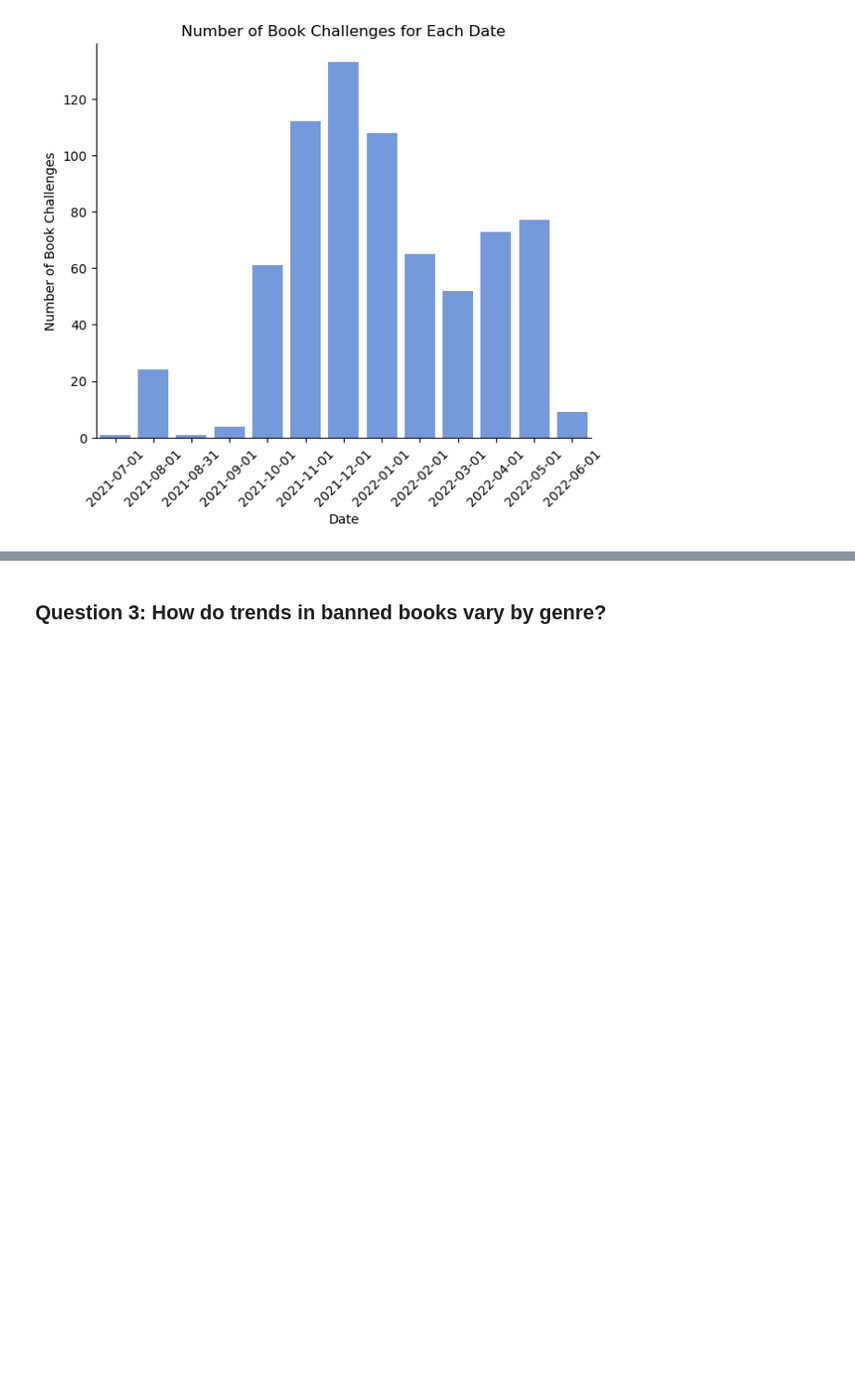
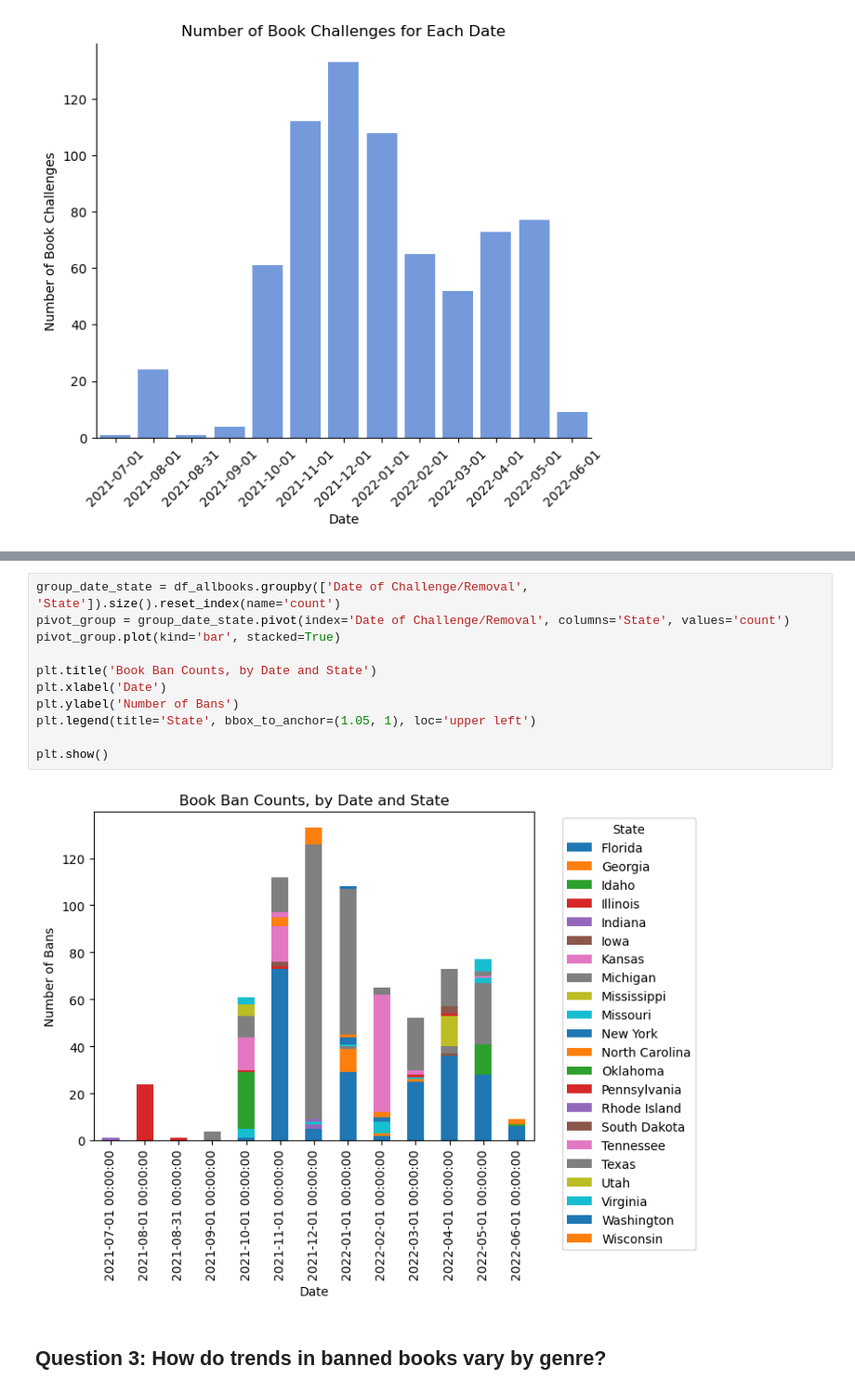
Before and after one commit to yashadoddabele/bannedbooks_project, a Jupyter notebook: bannedbooks.ipynb, the cells around one changed output, grey strips where cells are left out. Shown: that part at 93% size. Cells and saved outputs as stored; diff of their text form; blank space fills up the shorter version.

```diff
--- a/bannedbooks.ipynb
+++ b/bannedbooks.ipynb
@@ -168,3 +198,16 @@ plt.show()
+# %%
+group_date_state = df_allbooks.groupby(['Date of Challenge/Removal', 'State']).size().reset_index(name='count')
+pivot_group = group_date_state.pivot(index='Date of Challenge/Removal', columns='State', values='count')
+pivot_group.plot(kind='bar', stacked=True)
+
+plt.title('Book Ban Counts, by Date and State')
+plt.xlabel('Date')
+plt.ylabel('Number of Bans')
+plt.legend(title='State', bbox_to_anchor=(1.05, 1), loc='upper left')
+
+plt.show()
+# %% [output]
+[figure, added]
 # %% [markdown]
 ## Question 3: How do trends in banned books vary by genre?
 # %%
```
Also changed, not shown: parts of 2 cells of this notebook.
